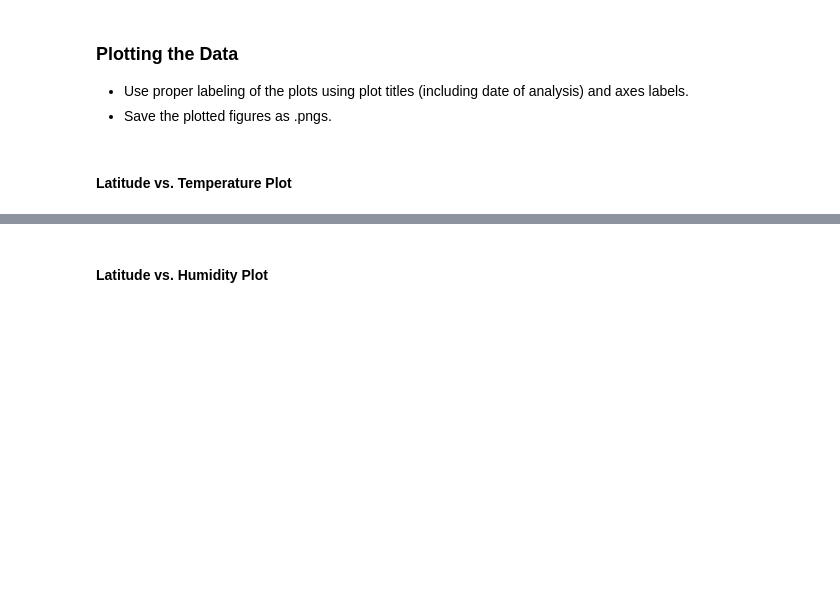
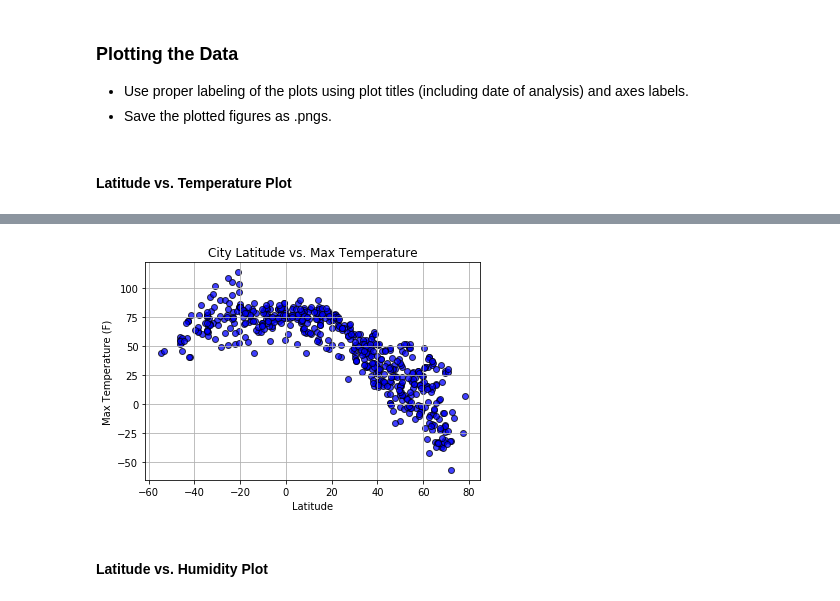
Before and after one commit to mrudolph1229/API-Homework, a Jupyter notebook: starter_code/WeatherPy.ipynb, the cells around one changed output, grey strips where cells are left out. Cells and saved outputs as stored; diff of their text form; code cells hidden in the pictures; blank space fills up the shorter version.

Commit message:
Graphs

```diff
--- a/starter_code/WeatherPy.ipynb
+++ b/starter_code/WeatherPy.ipynb
@@ -163,2 +133,11 @@ weather_data.head()
+# %%
+plt.scatter(lat, temp, marker="o", c='b', alpha=0.75, edgecolors = "black")
+plt.grid()
+plt.title("City Latitude vs. Max Temperature")
+plt.xlabel("Latitude")
+plt.ylabel("Max Temperature (F)")
+plt.show()
+# %% [output]
+[figure, added]
 # %% [markdown]
 #### Latitude vs. Humidity Plot
```
Also changed, not shown: parts of 12 cells of this notebook.
